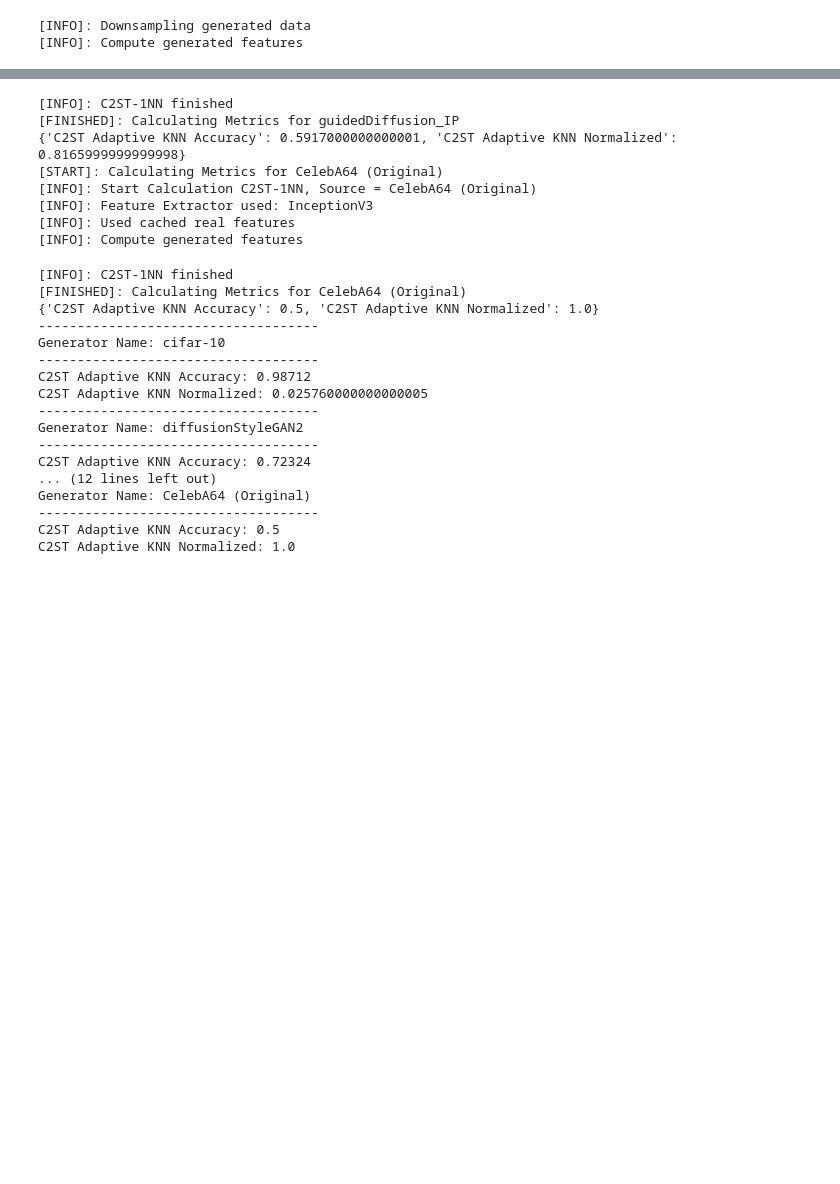
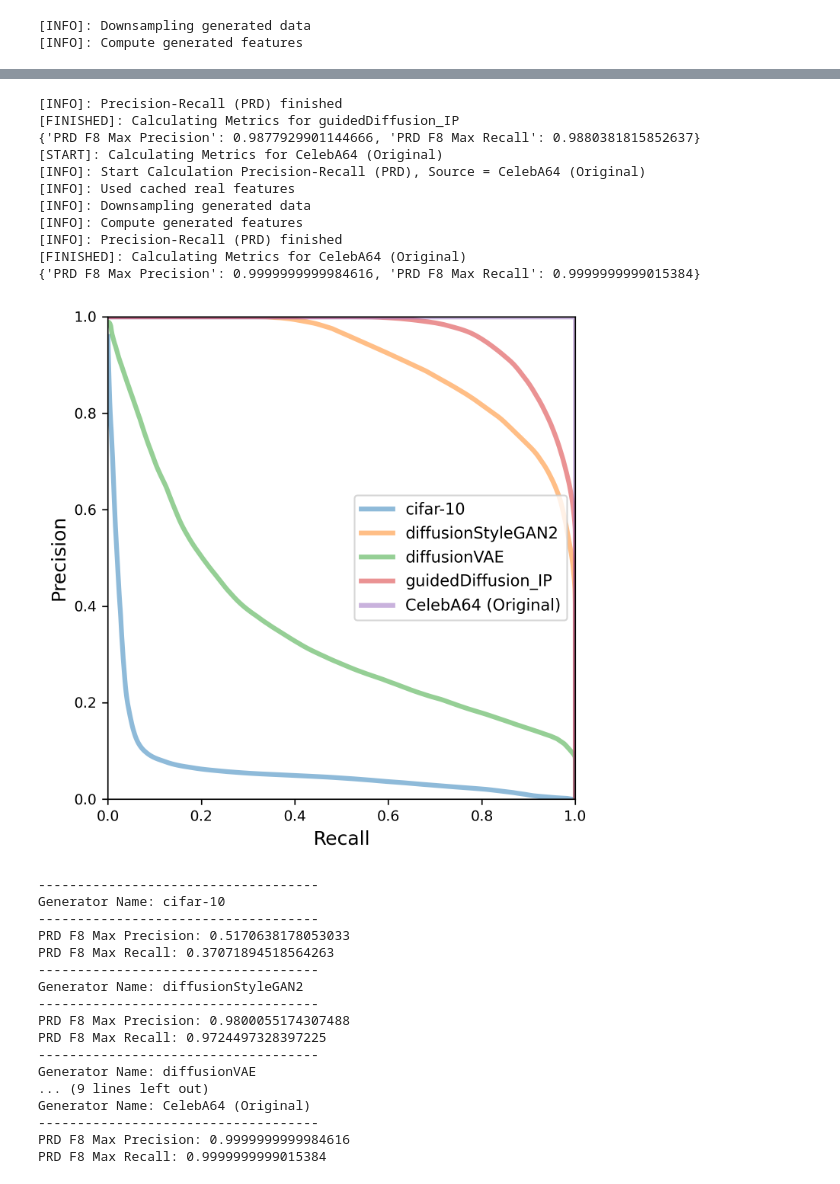
Before and after one commit to zqirui/GIM-evaluation, a Jupyter notebook: playground.ipynb, the cells around one changed output, grey strips where cells are left out. Cells and saved outputs as stored; diff of their text form; code cells hidden in the pictures; blank space fills up the shorter version.

```diff
--- a/playground.ipynb
+++ b/playground.ipynb
@@ -39,11 +39,9 @@ import os
 
 
 eval_cfg = EvalConfig(
-    c2st_knn=True,
-    c2st_k=1,
-    c2st_k_adaptive=True,
-    c2st_num_samples=25000,
-    c2st_folds=5,
+    prd=True,
+    prd_num_samples=25000,
+    prd_plot=True,
 )
 
 platform_cfg = PlatformConfig(
@@ -60,7 +58,7 @@ platform_manager = PlatformManager(real_images_path=os.path.join(os.getcwd(), "o
 
 result_dict = platform_manager.calc_metrics()
 result_dict.print()
-result_dict.write_to_json(file="c2st_2.json")
+result_dict.write_to_json(file="prd.json")
 # %% [output]
 [INFO]: Real images source found, name:CelebA64 (Original)
 [INFO]: 4 different generator sources found. Names:
@@ -103,31 +98,35 @@ guidedDiffusion_IP
 [INFO]: Used cached real features
 [INFO]: Downsampling generated data
 [INFO]: Compute generated features
-[INFO]: C2ST-1NN finished
+[INFO]: Precision-Recall (PRD) finished
 [FINISHED]: Calculating Metrics for guidedDiffusion_IP
-{'C2ST Adaptive KNN Accuracy': 0.5917000000000001, 'C2ST Adaptive KNN Normalized': 0.8165999999999998}
+{'PRD F8 Max Precision': 0.9877929901144666, 'PRD F8 Max Recall': 0.9880381815852637}
 [START]: Calculating Metrics for CelebA64 (Original)
-[INFO]: Start Calculation C2ST-1NN, Source = CelebA64 (Original)
-[INFO]: Feature Extractor used: InceptionV3
+[INFO]: Start Calculation Precision-Recall (PRD), Source = CelebA64 (Original)
 [INFO]: Used cached real features
+[INFO]: Downsampling generated data
 [INFO]: Compute generated features
+[INFO]: Precision-Recall (PRD) finished
+[FINISHED]: Calculating Metrics for CelebA64 (Original)
+{'PRD F8 Max Precision': 0.9999999999984616, 'PRD F8 Max Recall': 0.9999999999015384}
+[figure, added]
-[INFO]: C2ST-1NN finished
-[FINISHED]: Calculating Metrics for CelebA64 (Original)
-{'C2ST Adaptive KNN Accuracy': 0.5, 'C2ST Adaptive KNN Normalized': 1.0}
 ------------------------------------
 Generator Name: cifar-10
 ------------------------------------
-C2ST Adaptive KNN Accuracy: 0.98712
-C2ST Adaptive KNN Normalized: 0.025760000000000005
+PRD F8 Max Precision: 0.5170638178053033
+PRD F8 Max Recall: 0.37071894518564263
 ------------------------------------
 Generator Name: diffusionStyleGAN2
 ------------------------------------
-C2ST Adaptive KNN Accuracy: 0.72324
-... (12 lines left out)
+PRD F8 Max Precision: 0.9800055174307488
+PRD F8 Max Recall: 0.9724497328397225
+------------------------------------
+Generator Name: diffusionVAE
+... (9 lines left out)
 Generator Name: CelebA64 (Original)
 ------------------------------------
-C2ST Adaptive KNN Accuracy: 0.5
-C2ST Adaptive KNN Normalized: 1.0
+PRD F8 Max Precision: 0.9999999999984616
+PRD F8 Max Recall: 0.9999999999015384
 # %%
 from framework.platform import ResultDict
 
```
Also changed, not shown: parts of 3 cells of this notebook, 15 other files.
